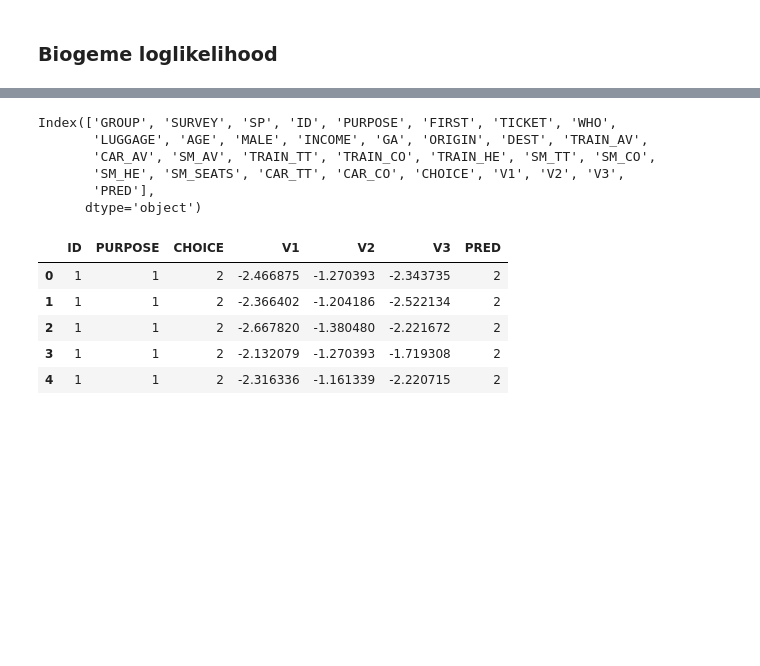
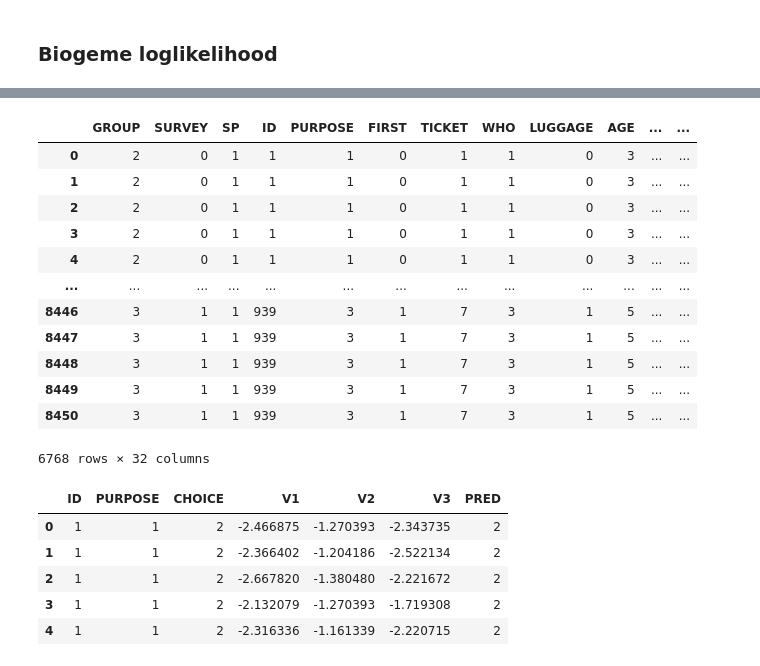
Before and after one commit to danhphan/discrete-choice-intro, a Jupyter notebook: notebooks/01_logit_swissmetro.ipynb, the cells around one changed output, grey strips where cells are left out. Saved outputs shown, nothing was run; the diff lists cells and outputs as text; code cells hidden in the pictures; blank space fills up the shorter version.

```diff
--- a/notebooks/01_logit_swissmetro.ipynb
+++ b/notebooks/01_logit_swissmetro.ipynb
@@ -176 +181,27 @@ V1
+# %%
+def add_utilities(db, V):
+    df = db.data
+    for idx, v in V.items():
+        df[f'V_{idx}'] = db.valuesFromDatabase(v)
+    Vs = [f'V_{idx}' for idx in V.keys()]
+    df["PRED"] = np.argmax(df[Vs].values, axis=1) + 1
+    return df
+# %%
+test = add_utilities(database, V)
+# %%
+test
+# %% [output]
+|  | GROUP | SURVEY | SP | ID | PURPOSE | FIRST | TICKET | WHO | LUGGAGE | AGE | ... | ... |
+| 0 | 2 | 0 | 1 | 1 | 1 | 0 | 1 | 1 | 0 | 3 | ... | ... |
+| 1 | 2 | 0 | 1 | 1 | 1 | 0 | 1 | 1 | 0 | 3 | ... | ... |
+| 2 | 2 | 0 | 1 | 1 | 1 | 0 | 1 | 1 | 0 | 3 | ... | ... |
+| 3 | 2 | 0 | 1 | 1 | 1 | 0 | 1 | 1 | 0 | 3 | ... | ... |
+| 4 | 2 | 0 | 1 | 1 | 1 | 0 | 1 | 1 | 0 | 3 | ... | ... |
+| ... | ... | ... | ... | ... | ... | ... | ... | ... | ... | ... | ... | ... |
+| 8446 | 3 | 1 | 1 | 939 | 3 | 1 | 7 | 3 | 1 | 5 | ... | ... |
+| 8447 | 3 | 1 | 1 | 939 | 3 | 1 | 7 | 3 | 1 | 5 | ... | ... |
+| 8448 | 3 | 1 | 1 | 939 | 3 | 1 | 7 | 3 | 1 | 5 | ... | ... |
+| 8449 | 3 | 1 | 1 | 939 | 3 | 1 | 7 | 3 | 1 | 5 | ... | ... |
+| 8450 | 3 | 1 | 1 | 939 | 3 | 1 | 7 | 3 | 1 | 5 | ... | ... |
+6768 rows × 32 columns
 # %%
@@ -181,12 +212,3 @@ df["PRED"] = np.argmax(df[["V1","V2","V3"]].values, axis=1) + 1
-# %%
-df.columns
-# %% [output]
-Index(['GROUP', 'SURVEY', 'SP', 'ID', 'PURPOSE', 'FIRST', 'TICKET', 'WHO',
-       'LUGGAGE', 'AGE', 'MALE', 'INCOME', 'GA', 'ORIGIN', 'DEST', 'TRAIN_AV',
-       'CAR_AV', 'SM_AV', 'TRAIN_TT', 'TRAIN_CO', 'TRAIN_HE', 'SM_TT', 'SM_CO',
-       'SM_HE', 'SM_SEATS', 'CAR_TT', 'CAR_CO', 'CHOICE', 'V1', 'V2', 'V3',
-       'PRED'],
-      dtype='object')
 # %%
 # V1.getValue_c(database)
 # %%
```
Also changed, not shown: parts of 10 cells of this notebook.
